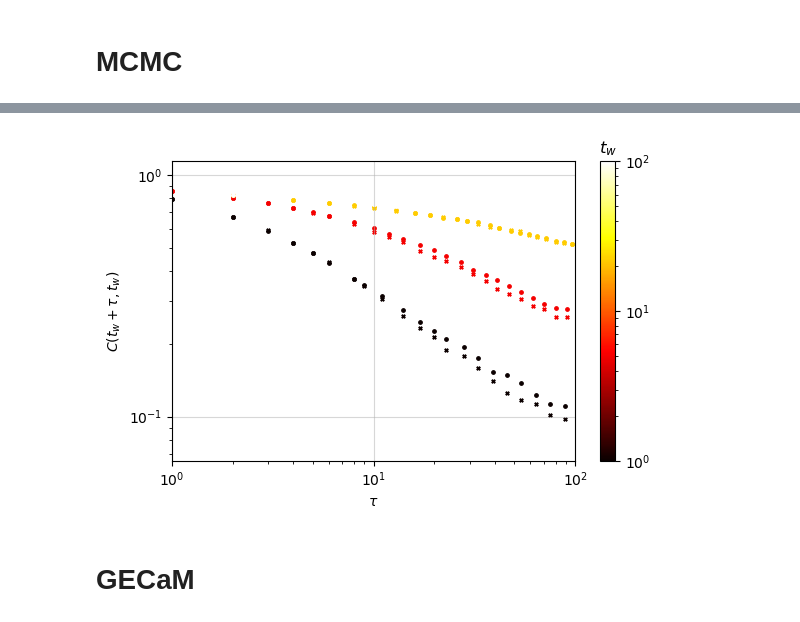
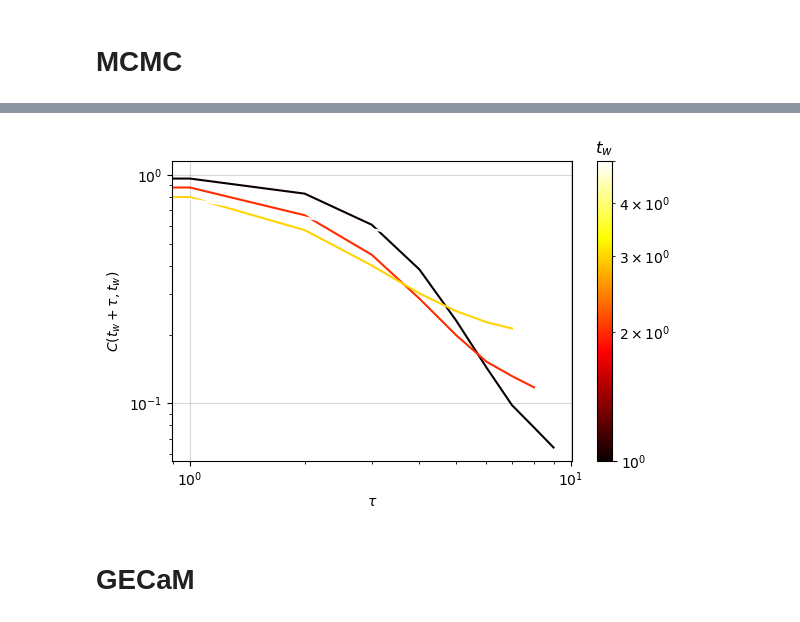
Before and after one commit to Mattiatarabolo/GaussianExpansionCavityMethod.jl, a Jupyter notebook: examples/2Spin/test.ipynb, the cells around one changed output, grey strips where cells are left out. Saved outputs shown, nothing was run; the diff lists cells and outputs as text; code cells hidden in the pictures.

```diff
--- a/examples/2Spin/test.ipynb
+++ b/examples/2Spin/test.ipynb
@@ -14,7 +14,7 @@ function gen_J(N, K, J_params; rng=Xoshiro(1234))
     @inbounds @fastmath for i in 1:N
         @inbounds @fastmath for j in i+1:N
             if J[i, j] ≠ 0
-                Jval = J_params[1]/sqrt(K) * (rand(rng) < 0.5 ? 1 : -1)
+                Jval = J_params[1]/K # * (rand(rng) < 0.5 ? 1 : -1)
                 J[i, j] = Jval
                 J[j, i] = Jval
             end
@@ -44,7 +44,7 @@ x0 .*= sqrt(N / sum(x0 .^ 2))
 tmax = 1000.0
 tsave=collect(range(0.0, tmax; length=1000))
 
-tvec, trajs = sample_2Spin(model, x0, tmax, tsave; rng=rng)
+tvec, trajs = sample_2Spin(model, x0, tmax, tsave; dt=1e-3, rng=rng)
 
 fig, ax = plt.subplots(1, 1, figsize=(6, 4), tight_layout=true)
 for i in 1:10
@@ -72,81 +72,64 @@ nsim = 100;
 # %%
 # Define ensemble model
-model_ensemble = TwoSpinModelRRG_Bim(N, K, J, D)
+model_ensemble = TwoSpinModelRRG_Ferro(N, K, J, D)
 
 # Sample ensemble
-_, traj_alls_1, _ = sample_ensemble_2Spin(model_ensemble, x0_min, x0_max, tmax, tsave, nsim; rng=rng, showprogress=true, dt=dt_1)
-_, traj_alls_2, _ = sample_ensemble_2Spin(model_ensemble, x0_min, x0_max, tmax, tsave, nsim; rng=rng, showprogress=true, dt=dt_2)
+_, traj_alls, _ = sample_ensemble_2Spin(model_ensemble, x0_min, x0_max, tmax, tsave, nsim; rng=rng, showprogress=true, dt=dt)
 
 # Compute autocorrelation
-C_mc300_1, tidxs_mc300_1 = compute_autocorr(traj_alls_1; showprogress=true)
-tvec_mc300_1 = tsave[tidxs_mc300_1]
-C_mc300_2, tidxs_mc300_2 = compute_autocorr(traj_alls_2; showprogress=true)
-tvec_mc300_2 = tsave[tidxs_mc300_2];
+C_mc, tidxs_mc = compute_autocorr(traj_alls_1; showprogress=true)
+tvec_mc = tsave[tidxs_mc];
 # %%
 ########
 # Plot #
 ########
 # Define tws (logarithmically spaced waiting times)
-tws = collect(10 .^ range(log10(1.0), stop=log10(100.0), length=4))
+tws = collect(10 .^ range(log10(1.0), stop=log10(5.0), length=4))
 
 # Initialize colormap with proper normalization based on tws
 my_cmap = plt.cm.hot
 norm = plt.matplotlib.colors.LogNorm(vmin=minimum(tws), vmax=maximum(tws))
 sm = plt.cm.ScalarMappable(cmap=my_cmap, norm=norm)
 sm.set_array([])  # Required for colorbar to work
 
 fig, ax = plt.subplots(1, 1, figsize=(6, 4), tight_layout=true)
 
 for (i, tw) in enumerate(tws)
     # Get the corresponding indices (your existing code)
-    tw_idx_mc300_1 = argmin(abs.(tvec_mc300_1 .- tw))
-    tw_mc300_1 = tvec_mc300_1[tw_idx_mc300_1]
-    tw_idx_mc300_2 = argmin(abs.(tvec_mc300_2 .- tw))
-    tw_mc300_2 = tvec_mc300_2[tw_idx_mc300_2]
+    tw_idx_mc = argmin(abs.(tvec_mc .- tw))
+    tw_mc = tvec_mc[tw_idx_mc]
 
     # Get unique indices for log-spaced sampling (your existing code)
-    imin300_1, imax300_1 = tw_idx_mc300_1, length(tvec_mc300_1)
-    logmin300_1, logmax300_1 = log10(imin300_1), log10(imax300_1)
-    indices300_1 = round.(Int, exp10.(range(logmin300_1, logmax300_1, length=30)))
-    unique_indices300_1 = unique(indices300_1[indices300_1 .>= imin300_1 .&& indices300_1 .<= imax300_1])
-
-    imin300_2, imax300_2 = tw_idx_mc300_2, length(tvec_mc300_2)
-    logmin300_2, logmax300_2 = log10(imin300_2), log10(imax300_2)
-    indices300_2 = round.(Int, exp10.(range(logmin300_2, logmax300_2, length=30)))
-    unique_indices300_2 = unique(indices300_2[indices300_2 .>= imin300_2 .&& indices300_2 .<= imax300_2])
+    imin, imax = tw_idx_mc, length(tvec_mc)
+    logmin, logmax = log10(imin), log10(imax)
+    indices = round.(Int, exp10.(range(logmin, logmax, length=100)))
+    unique_indices = unique(indices[indices .>= imin .&& indices .<= imax])
 
     # Plot scatter points and line with the same color
-    ax.scatter(
-        tvec_mc300_1[unique_indices300_1] .- tw_mc300_1,
-        C_mc300_1[unique_indices300_1, tw_idx_mc300_1] ./ C_mc300_1[tw_idx_mc300_1, tw_idx_mc300_1],
-        color=my_cmap(norm(tw_mc300_1)),
-        s=6,
-        marker="x"
-    )
-    ax.scatter(
-        tvec_mc300_2[unique_indices300_2] .- tw_mc300_2,
-        C_mc300_2[unique_indices300_2, tw_idx_mc300_2] ./ C_mc300_2[tw_idx_mc300_2, tw_idx_mc300_2],
-        color=my_cmap(norm(tw_mc300_2)),
-        s=6,
-        marker="o"
+    ax.plot(
+        tvec_mc[unique_indices] .- tw_mc,
+        C_mc[unique_indices, tw_idx_mc] ./ C_mc[tw_idx_mc, tw_idx_mc],
+        color=my_cmap(norm(tw_mc)),
+        ls="-",
+        lw=1.5
     )
 end
 
 # Add colorbar with correct tw mapping
 clb = plt.colorbar(sm, ax=ax)
 clb.ax.set_title(L"t_w")
 
 # Set scales and labels (your existing code)
-ax.set_xlim(1, 1e2)
+#ax.set_xlim(1, 1e2)
 ax.set_xscale("log")
 ax.set_yscale("log")
 ax.set_xlabel(L"\tau")
 ax.set_ylabel(L"C(t_w + \tau, t_w)")
 ax.grid(alpha=0.5)
 
 plt.display(fig)
 # %% [output]
-[figure, old version]
+[figure, new version]
 # %% [markdown]
 # GECaM
 # %%
```
Also changed, not shown: parts of 5 cells of this notebook, 21 other files.
